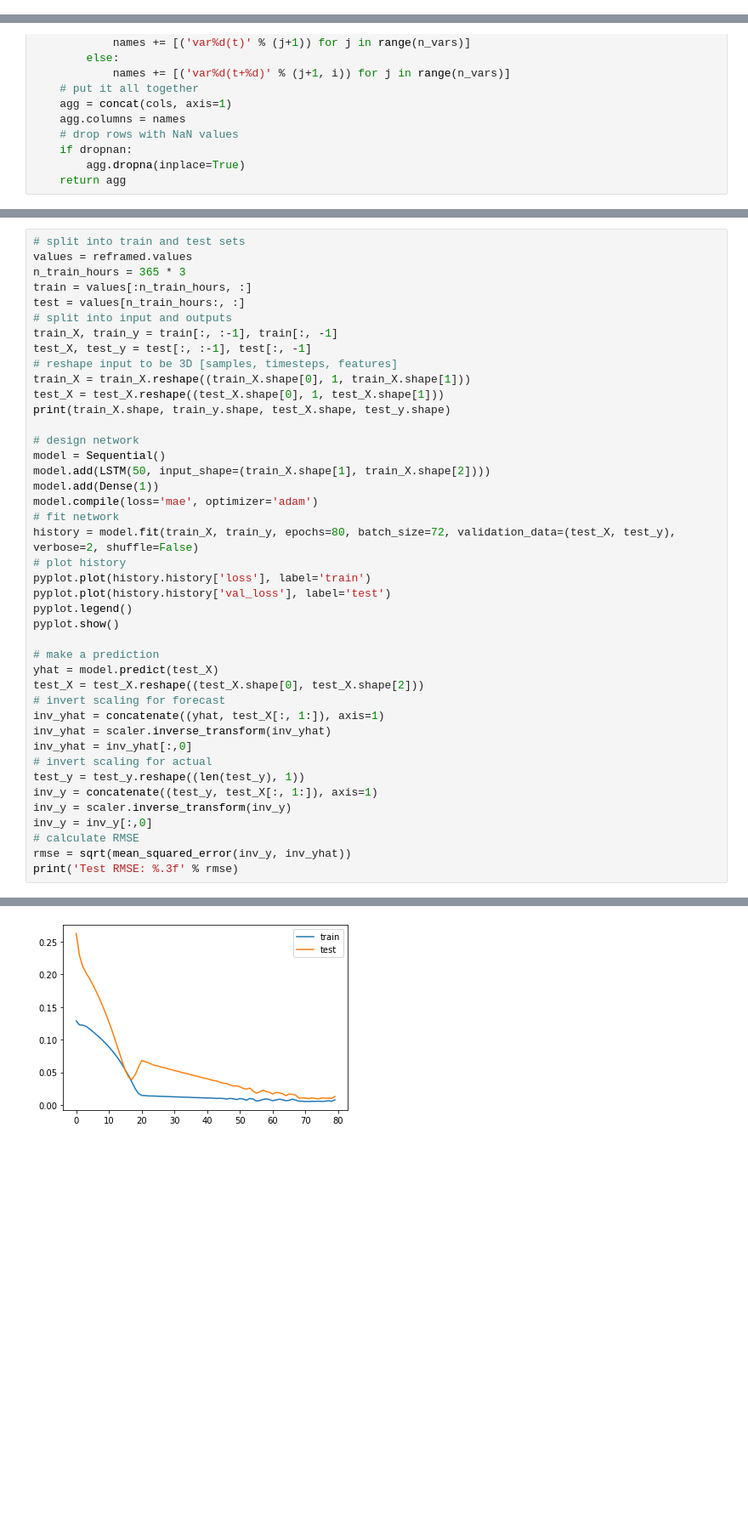
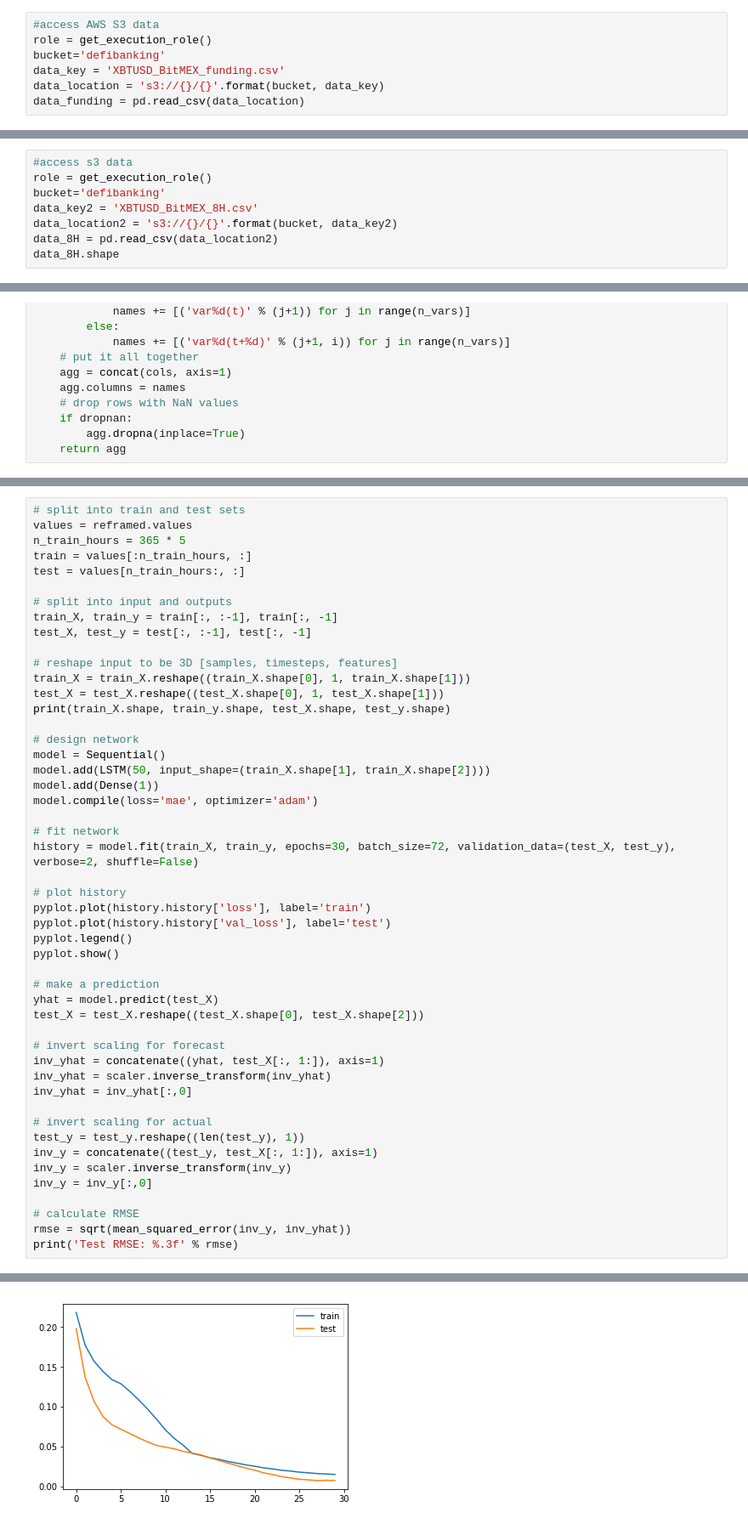
Before and after one commit to nhi-huynh/accenture-hackathon-2019, a Jupyter notebook: bitcoin_predictions.ipynb, the cells around one changed output, grey strips where cells are left out. Shown at 85% size. Saved outputs shown, nothing was run; the diff lists cells and outputs as text; blank space fills up the shorter version.

```diff
--- a/bitcoin_predictions.ipynb
+++ b/bitcoin_predictions.ipynb
@@ -6,3 +7,10 @@ data_funding = pd.read_csv('XBTUSD_BitMEX_funding.csv')
+# %%
+#access AWS S3 data
+role = get_execution_role()
+bucket='defibanking'
+data_key = 'XBTUSD_BitMEX_funding.csv'
+data_location = 's3://{}/{}'.format(bucket, data_key)
+data_funding = pd.read_csv(data_location)
 # %%
 data_funding.shape
 # %% [output]
@@ -37,0 +44,8 @@ data_8H = pd.read_csv('XBTUSD_BitMEX_8H.csv')
+# %%
+#access s3 data
+role = get_execution_role()
+bucket='defibanking'
+data_key2 = 'XBTUSD_BitMEX_8H.csv'
+data_location2 = 's3://{}/{}'.format(bucket, data_key2)
+data_8H = pd.read_csv(data_location2)
+data_8H.shape
@@ -207,12 +234,14 @@ print(reframed.head())
 # %%
 # split into train and test sets
 values = reframed.values
-n_train_hours = 365 * 3
+n_train_hours = 365 * 5
 train = values[:n_train_hours, :]
 test = values[n_train_hours:, :]
+
 # split into input and outputs
 train_X, train_y = train[:, :-1], train[:, -1]
 test_X, test_y = test[:, :-1], test[:, -1]
+
 # reshape input to be 3D [samples, timesteps, features]
 train_X = train_X.reshape((train_X.shape[0], 1, train_X.shape[1]))
 test_X = test_X.reshape((test_X.shape[0], 1, test_X.shape[1]))
@@ -223,8 +252,10 @@ model = Sequential()
 model.add(LSTM(50, input_shape=(train_X.shape[1], train_X.shape[2])))
 model.add(Dense(1))
 model.compile(loss='mae', optimizer='adam')
+
 # fit network
-history = model.fit(train_X, train_y, epochs=80, batch_size=72, validation_data=(test_X, test_y), verbose=2, shuffle=False)
+history = model.fit(train_X, train_y, epochs=30, batch_size=72, validation_data=(test_X, test_y), verbose=2, shuffle=False)
+
 # plot history
 pyplot.plot(history.history['loss'], label='train')
 pyplot.plot(history.history['val_loss'], label='test')
@@ -234,15 +265,18 @@ pyplot.show()
 # make a prediction
 yhat = model.predict(test_X)
 test_X = test_X.reshape((test_X.shape[0], test_X.shape[2]))
+
 # invert scaling for forecast
 inv_yhat = concatenate((yhat, test_X[:, 1:]), axis=1)
 inv_yhat = scaler.inverse_transform(inv_yhat)
 inv_yhat = inv_yhat[:,0]
+
 # invert scaling for actual
 test_y = test_y.reshape((len(test_y), 1))
 inv_y = concatenate((test_y, test_X[:, 1:]), axis=1)
 inv_y = scaler.inverse_transform(inv_y)
 inv_y = inv_y[:,0]
+
 # calculate RMSE
 rmse = sqrt(mean_squared_error(inv_y, inv_yhat))
 print('Test RMSE: %.3f' % rmse)
@@ -267 +301 @@ Epoch 80/80
-[figure, old version]
+[figure, new version]
```
Also changed, not shown: parts of 20 cells of this notebook, 4 other files.
